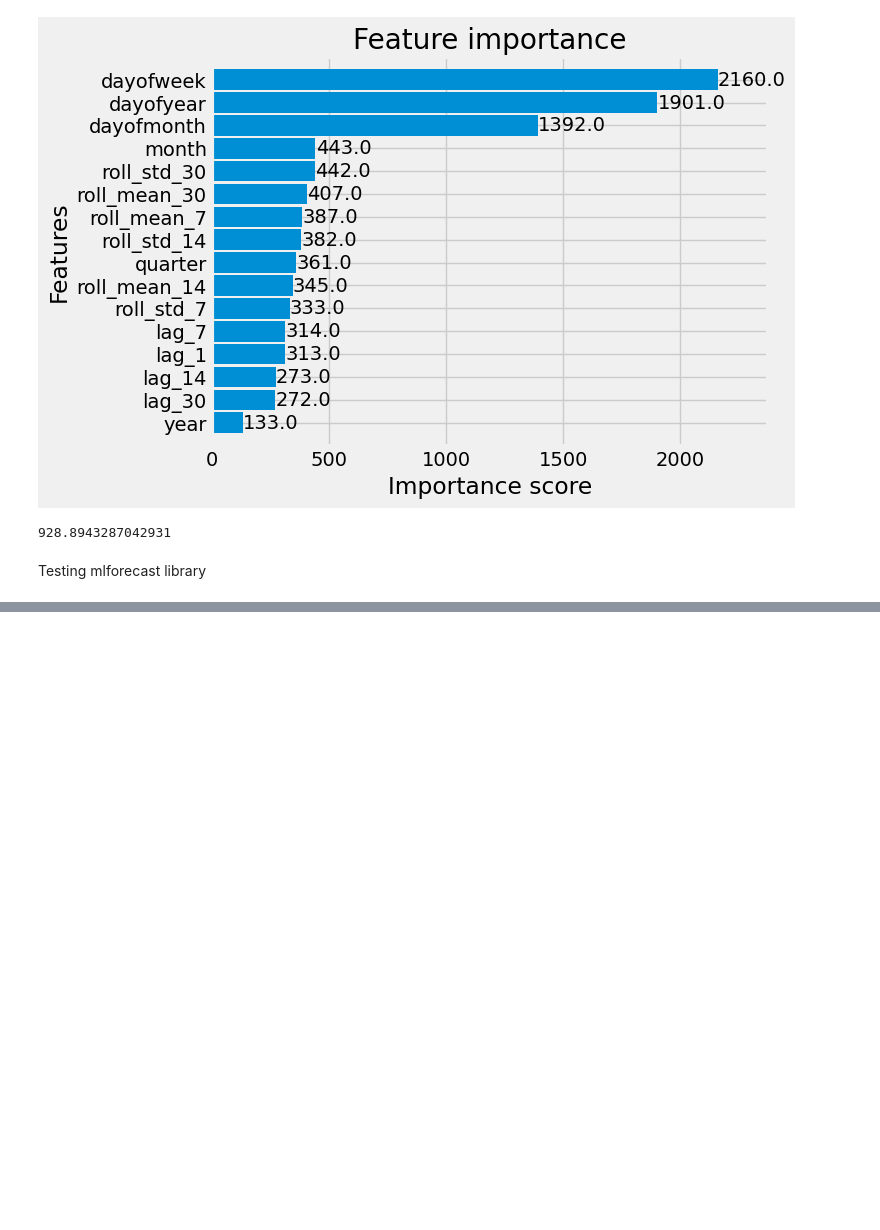
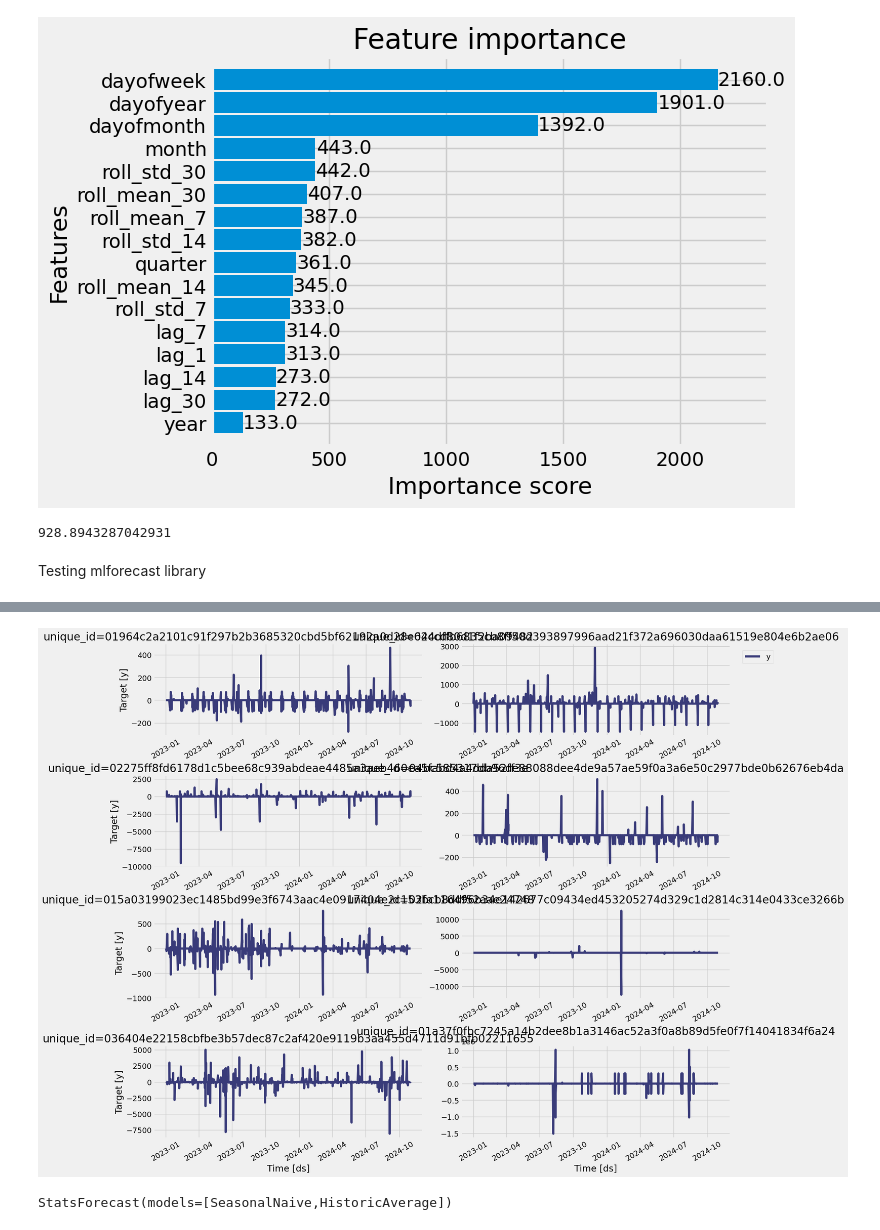
Before and after one commit to martinkivisikk/ml-project, a Jupyter notebook: notebooks/prototyping.ipynb, the cells around one changed output, grey strips where cells are left out. Cells and saved outputs as stored; diff of their text form; code cells hidden in the pictures; blank space fills up the shorter version.

```diff
--- a/notebooks/prototyping.ipynb
+++ b/notebooks/prototyping.ipynb
@@ -245,0 +261,25 @@ fig
+# %%
+from statsforecast import StatsForecast
+from statsforecast.models import SeasonalNaive, AutoARIMA, HoltWinters, HistoricAverage
+
+StatsForecast.plot(train_df_sub)
+# %% [output]
+[figure, added]
+# %%
+models = [
+    SeasonalNaive(season_length=180), # how far back to look, setting this is tricky
+    HistoricAverage()
+    #AutoARIMA(season_length=60) # too intensive for local pc
+    #HoltWinters(season_length=180)
+]
+
+sf = StatsForecast(
+    models=models,
+    freq='d',
+    fallback_model = SeasonalNaive(season_length=7),
+    n_jobs=-1
+)
+
+sf.fit(train_df)
+# %% [output]
+StatsForecast(models=[SeasonalNaive,HistoricAverage])
```
Also changed, not shown: parts of 11 cells of this notebook, 1 other file.
